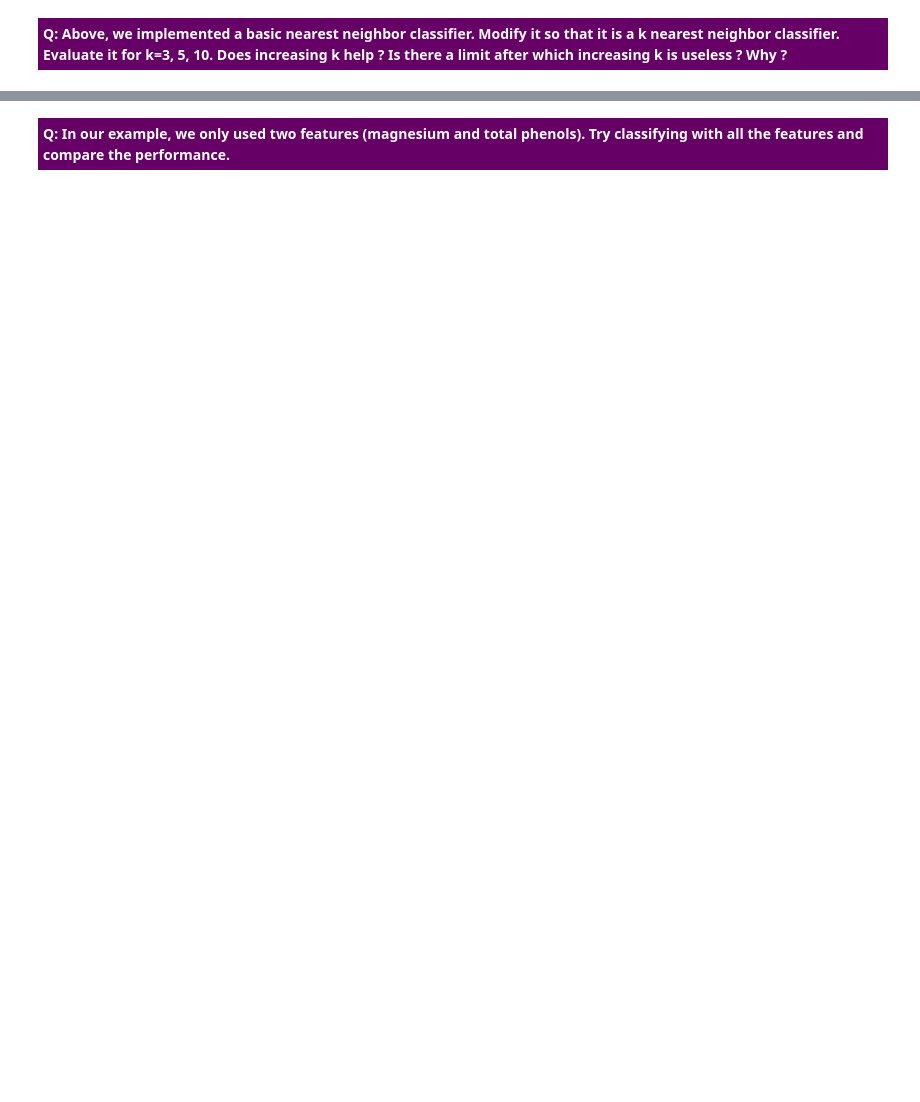
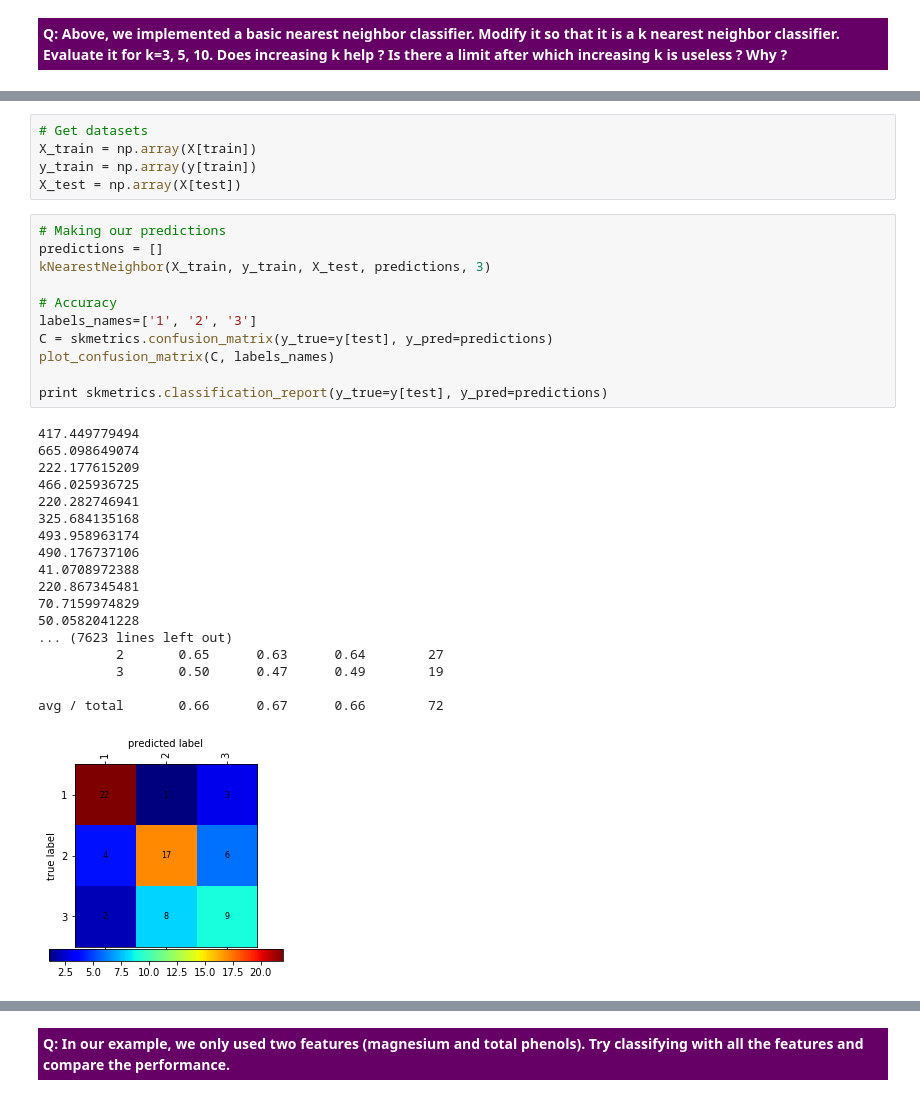
Before and after one commit to mylag/MLBD, a Jupyter notebook: MLBD_lab1/MLBD_Lab1.ipynb, the cells around one changed output, grey strips where cells are left out. Cells and saved outputs as stored; diff of their text form; blank space fills up the shorter version.

```diff
--- a/MLBD_lab1/MLBD_Lab1.ipynb
+++ b/MLBD_lab1/MLBD_Lab1.ipynb
@@ -658,0 +813,35 @@ array([1, 2, 3])
+# %%
+# Get datasets
+X_train = np.array(X[train])
+y_train = np.array(y[train])
+X_test = np.array(X[test])
+# %%
+# Making our predictions
+predictions = []
+kNearestNeighbor(X_train, y_train, X_test, predictions, 3)
+
+# Accuracy
+labels_names=['1', '2', '3']
+C = skmetrics.confusion_matrix(y_true=y[test], y_pred=predictions)
+plot_confusion_matrix(C, labels_names)
+
+print skmetrics.classification_report(y_true=y[test], y_pred=predictions)
+# %% [output]
+417.449779494
+665.098649074
+222.177615209
+466.025936725
+220.282746941
+325.684135168
+493.958963174
+490.176737106
+41.0708972388
+220.867345481
+70.7159974829
+50.0582041228
+... (7623 lines left out)
+          2       0.65      0.63      0.64        27
+          3       0.50      0.47      0.49        19
+
+avg / total       0.66      0.67      0.66        72
+[figure, added]
```
Also changed, not shown: parts of 26 cells of this notebook.
